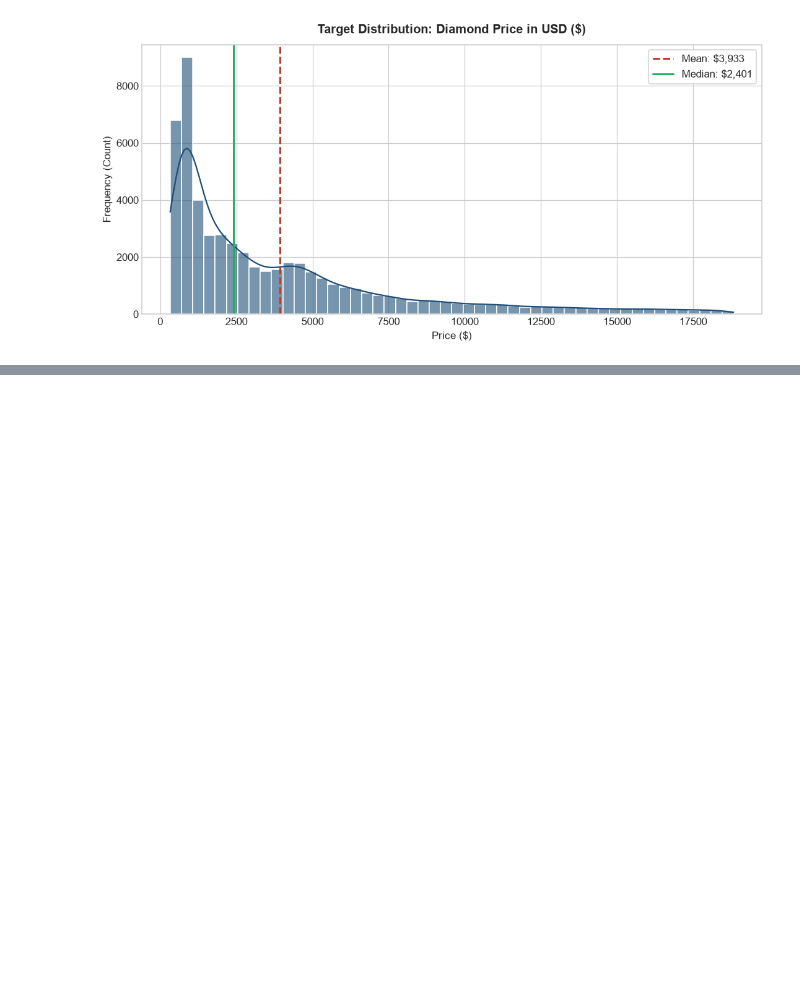
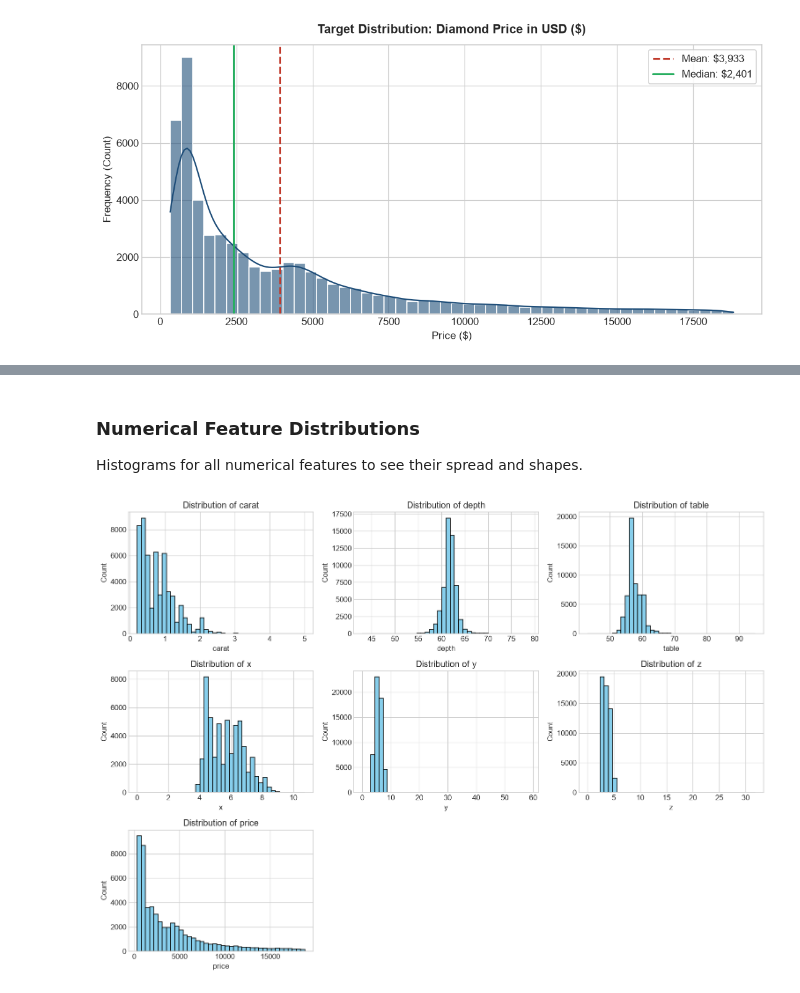
Before and after one commit to anish435/ML_capstone_project, a Jupyter notebook: notebooks/regression.ipynb, the cells around one changed output, grey strips where cells are left out. Drawn from its saved outputs; the diff is of its cells as text; code cells hidden in the pictures; blank space fills up the shorter version.

```diff
--- a/notebooks/regression.ipynb
+++ b/notebooks/regression.ipynb
@@ -205,0 +197,24 @@ plt.show()
+# %% [markdown]
+### Numerical Feature Distributions
+Histograms for all numerical features to see their spread and shapes.
+# %%
+# Numerical feature histograms
+numerical_cols = ['carat', 'depth', 'table', 'x', 'y', 'z', 'price']
+
+fig, axes = plt.subplots(3, 3, figsize=(14, 10))
+axes = axes.flatten()
+
+for i, col in enumerate(numerical_cols):
+    axes[i].hist(df[col], bins=40, color='skyblue', edgecolor='black')
+    axes[i].set_title(f'Distribution of {col}')
+    axes[i].set_xlabel(col)
+    axes[i].set_ylabel('Count')
+
+# Remove empty subplots
+fig.delaxes(axes[7])
+fig.delaxes(axes[8])
+
+plt.tight_layout()
+plt.show()
+# %% [output]
+[figure, added]
```
Also changed, not shown: parts of 34 cells of this notebook, 1 other file.
